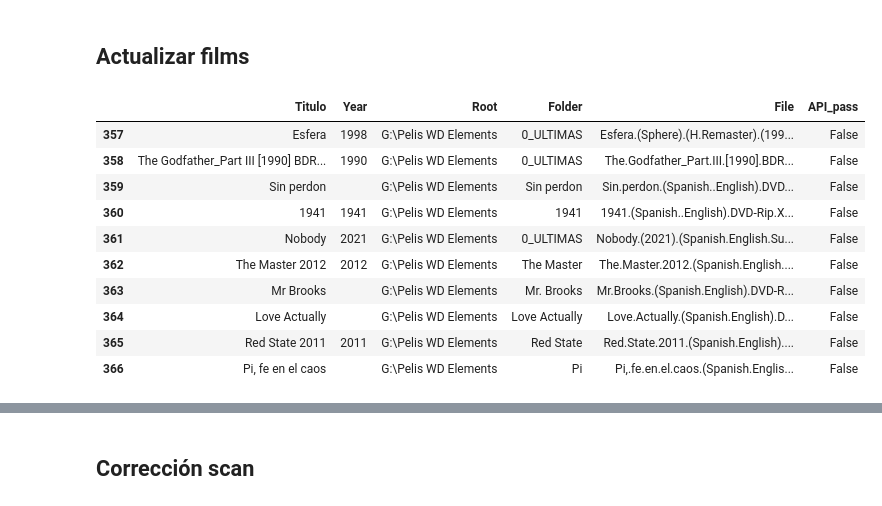
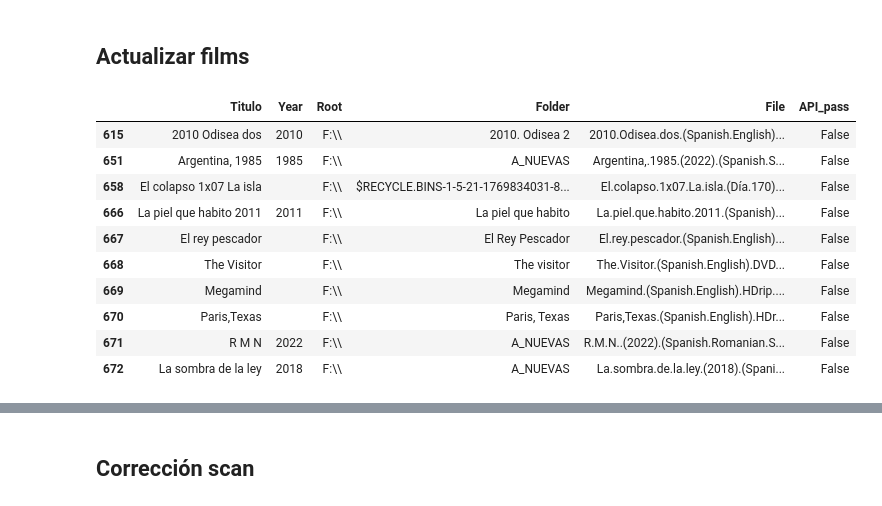
Before and after one commit to gusavato/streamberry, a Jupyter notebook: visor_control.ipynb, the cells around one changed output, grey strips where cells are left out. Cells and saved outputs as stored; diff of their text form; code cells hidden in the pictures.

```diff
--- a/visor_control.ipynb
+++ b/visor_control.ipynb
@@ -107,21 +106,21 @@ films.to_parquet('films.parquet',engine='pyarrow')
 ## Actualizar films
 # %%
 scan = pd.read_parquet('scan.parquet')
-df = scan[scan.API_pass == False][:2]
+df = scan[scan.API_pass == False][:20]
 
 save_data(df)
 scan = pd.read_parquet('scan.parquet')
 scan[scan.API_pass == False].head(10)
 # %% [output]
 |  | Titulo | Year | Root | Folder | File | API_pass |
-| 357 | Esfera | 1998 | G:\Pelis WD Elements | 0_ULTIMAS | Esfera.(Sphere).(H.Remaster).(199... | False |
-| 358 | The Godfather_Part III [1990] BDR... | 1990 | G:\Pelis WD Elements | 0_ULTIMAS | The.Godfather_Part.III.[1990].BDR... | False |
-| 359 | Sin perdon |  | G:\Pelis WD Elements | Sin perdon | Sin.perdon.(Spanish..English).DVD... | False |
-| 360 | 1941 | 1941 | G:\Pelis WD Elements | 1941 | 1941.(Spanish..English).DVD-Rip.X... | False |
-| 361 | Nobody | 2021 | G:\Pelis WD Elements | 0_ULTIMAS | Nobody.(2021).(Spanish.English.Su... | False |
-| 362 | The Master 2012 | 2012 | G:\Pelis WD Elements | The Master | The.Master.2012.(Spanish.English.... | False |
-| 363 | Mr Brooks |  | G:\Pelis WD Elements | Mr. Brooks | Mr.Brooks.(Spanish.English).DVD-R... | False |
-| 364 | Love Actually |  | G:\Pelis WD Elements | Love Actually | Love.Actually.(Spanish.English).D... | False |
-| 365 | Red State 2011 | 2011 | G:\Pelis WD Elements | Red State | Red.State.2011.(Spanish.English).... | False |
-| 366 | Pi, fe en el caos |  | G:\Pelis WD Elements | Pi | Pi,.fe.en.el.caos.(Spanish.Englis... | False |
+| 615 | 2010 Odisea dos | 2010 | F:\\ | 2010. Odisea 2 | 2010.Odisea.dos.(Spanish.English)... | False |
+| 651 | Argentina, 1985 | 1985 | F:\\ | A_NUEVAS | Argentina,.1985.(2022).(Spanish.S... | False |
+| 658 | El colapso 1x07 La isla |  | F:\\ | $RECYCLE.BINS-1-5-21-1769834031-8... | El.colapso.1x07.La.isla.(Día.170)... | False |
+| 666 | La piel que habito 2011 | 2011 | F:\\ | La piel que habito | La.piel.que.habito.2011.(Spanish)... | False |
+| 667 | El rey pescador |  | F:\\ | El Rey Pescador | El.rey.pescador.(Spanish.English)... | False |
+| 668 | The Visitor |  | F:\\ | The visitor | The.Visitor.(Spanish.English).DVD... | False |
+| 669 | Megamind |  | F:\\ | Megamind | Megamind.(Spanish.English).HDrip.... | False |
+| 670 | Paris,Texas |  | F:\\ | Paris, Texas | Paris,Texas.(Spanish.English).HDr... | False |
+| 671 | R M N | 2022 | F:\\ | A_NUEVAS | R.M.N..(2022).(Spanish.Romanian.S... | False |
+| 672 | La sombra de la ley | 2018 | F:\\ | A_NUEVAS | La.sombra.de.la.ley.(2018).(Spani... | False |
 # %%
```
Also changed, not shown: parts of 11 cells of this notebook.
